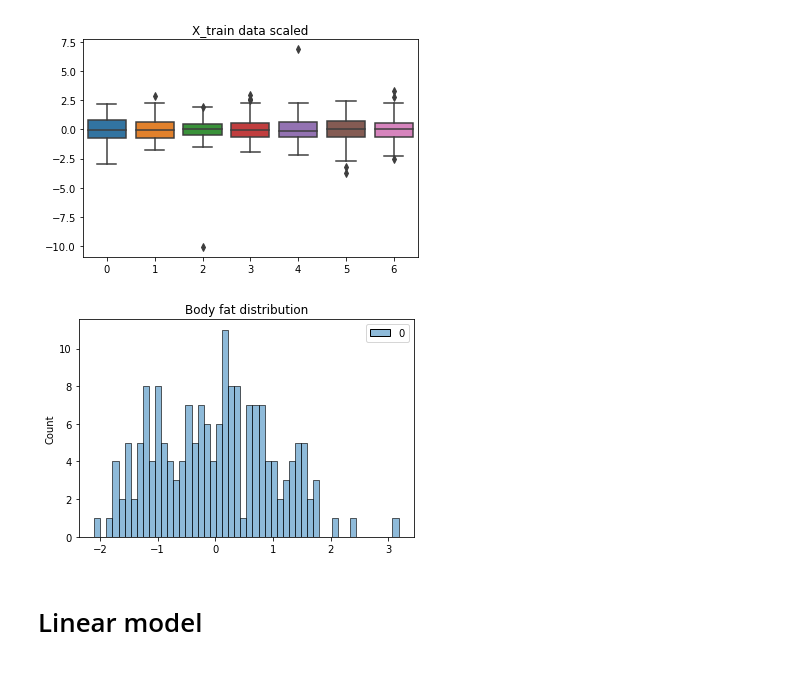
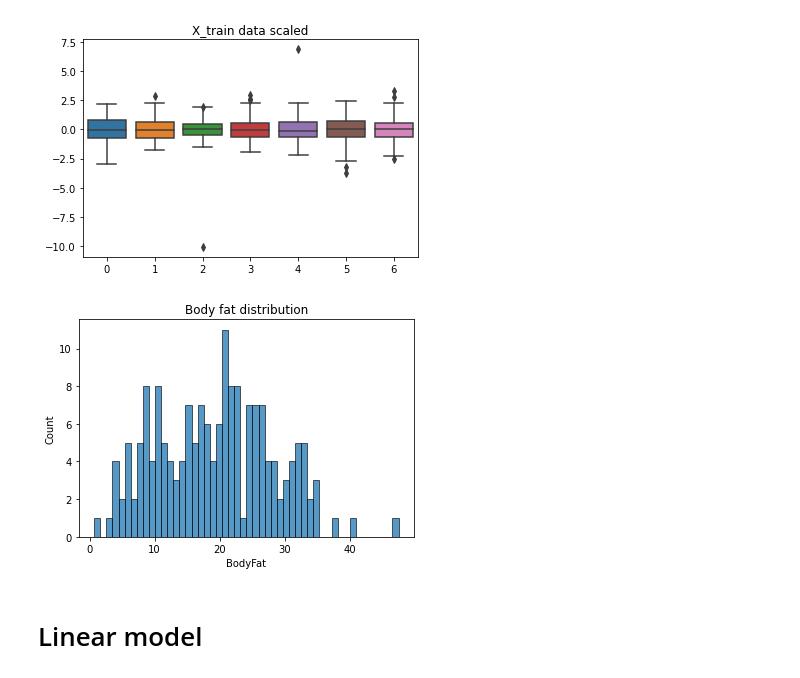
Before and after one commit to Wilmo95/regression-body-fat, a Jupyter notebook: body-fat-prediction.ipynb, the cells around one changed output. Cells and saved outputs as stored; diff of their text form; code cells hidden in the pictures.

```diff
--- a/body-fat-prediction.ipynb
+++ b/body-fat-prediction.ipynb
@@ -291,11 +296,11 @@ Text(0.5, 1.0, 'X_train data scaled')
 [figure]
 # %%
 fig, ax = plt.subplots()
-sns.histplot(y_train_scaled, bins=50)
+sns.histplot(y_train, bins=50)
 ax.set_title("Body fat distribution")
 plt.show()
 # %% [output]
-[figure, old version]
+[figure, new version]
 # %% [markdown]
 # Linear model
 # %%
```
Also changed, not shown: parts of 55 cells of this notebook.
